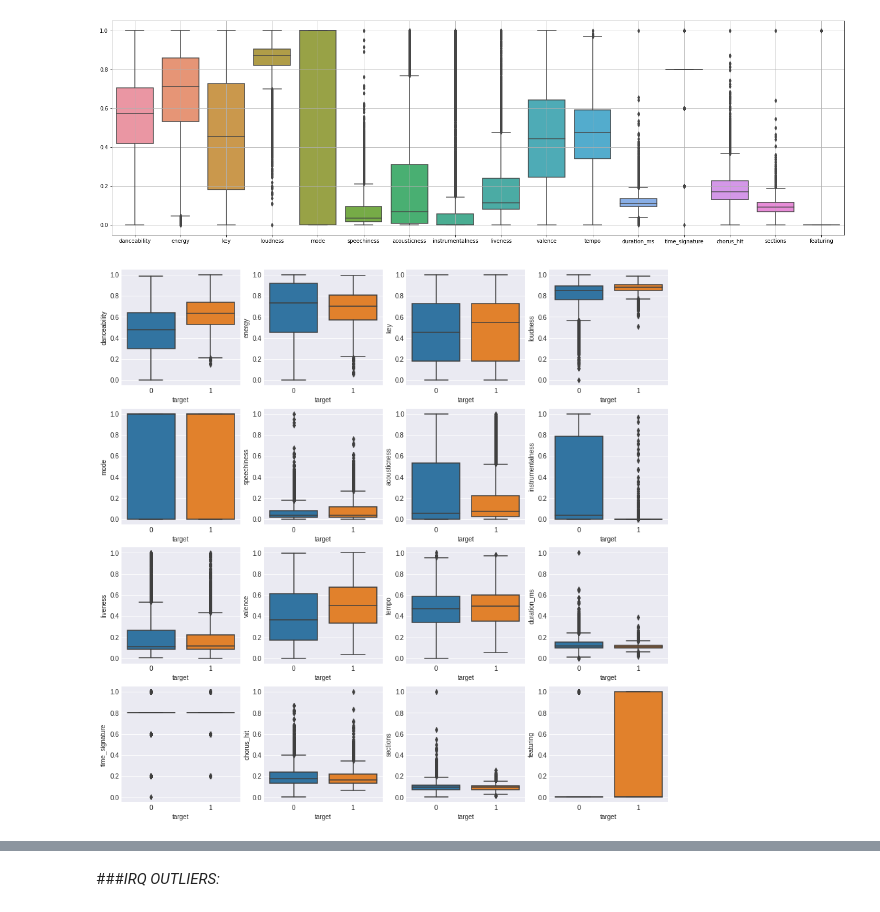
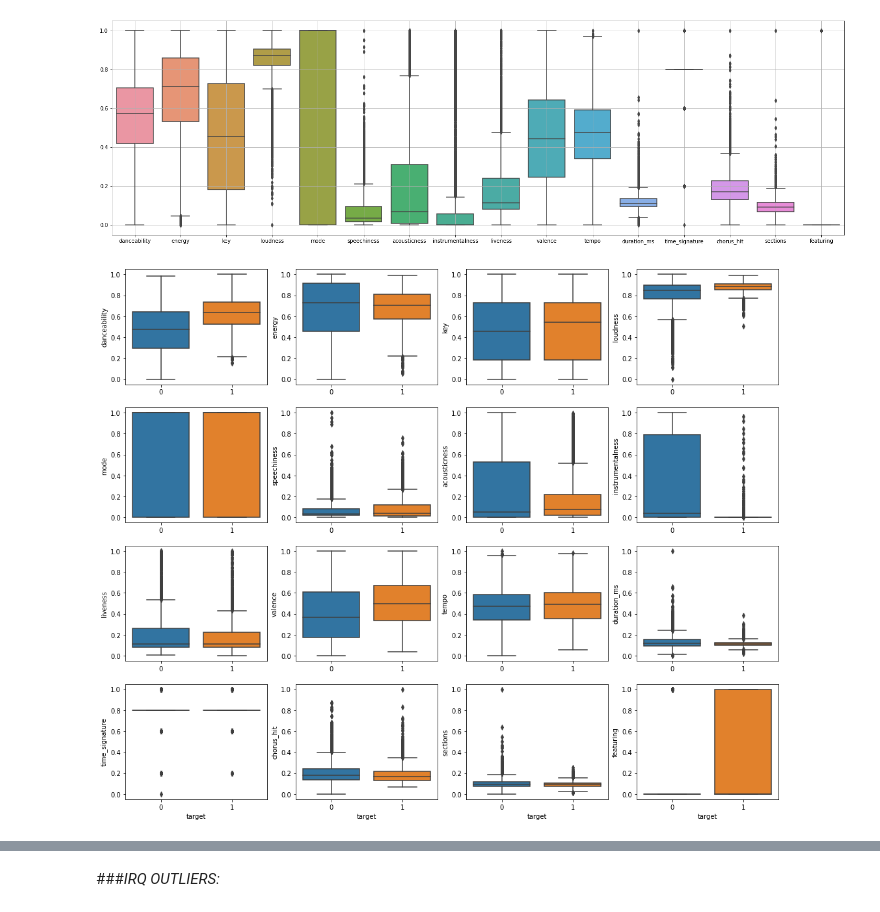
Before and after one commit to MatteoStoisa/DataSpaces_project, a Jupyter notebook: projectDataSpacesMatteoStoisa_the_spotify_hit_predictor_dataset_dataset_of_10s.ipynb, the cells around one changed output, grey strips where cells are left out. Cells and saved outputs as stored; diff of their text form; code cells hidden in the pictures.

```diff
--- a/projectDataSpacesMatteoStoisa_the_spotify_hit_predictor_dataset_dataset_of_10s.ipynb
+++ b/projectDataSpacesMatteoStoisa_the_spotify_hit_predictor_dataset_dataset_of_10s.ipynb
@@ -193,16 +224,17 @@ plt.grid(True)
 plt.show()
 # %% [output]
 [figure]
-# %%
-# Initialize the figure
-plt.figure(figsize=(15, 15))
-num=0
-for column in primary_features:
-  num+=1
-
-  plt.subplot(4,4, num)
-
-  sns.boxplot(data=whole_dataset, y=column, x='target')
-plt.show()
-# %% [output]
-[figure, removed]
+# %%
+#BOXPLOT PER FEATURE GROUPED BY TARGET
+fig, axes = plt.subplots(4, 4, figsize=(18, 15))
+
+num=0
+for column in primary_features:
+  sns.boxplot(ax=axes[int(num/4), num%4], data=whole_dataset, x='target', y=column)
+  if num < 12:
+    axes[int(num/4), num%4].xaxis.label.set_visible(False)
+  num+=1
+
+plt.show()
+# %% [output]
+[figure, added]
```
Also changed, not shown: parts of 16 cells of this notebook.
